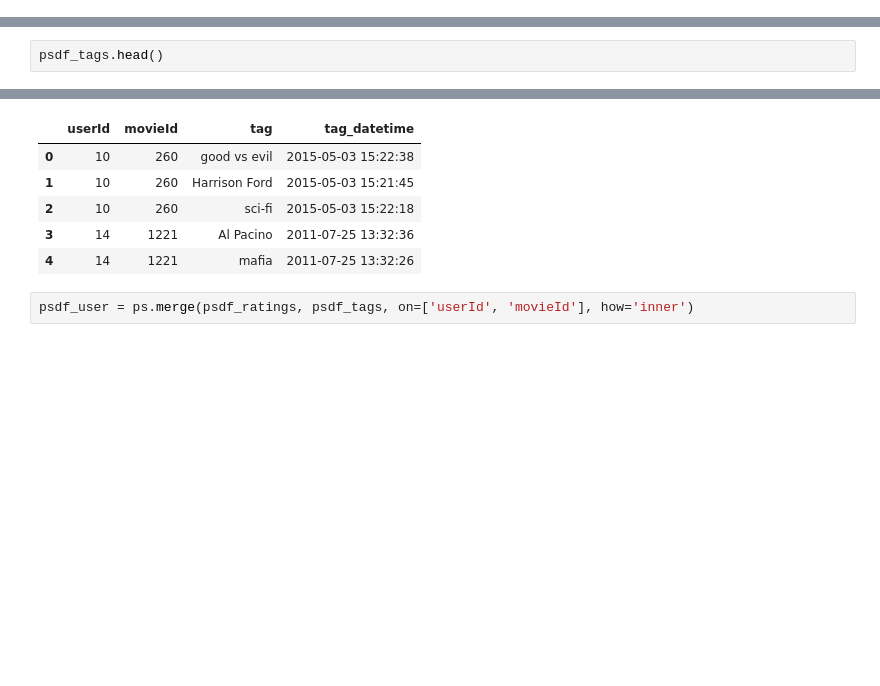
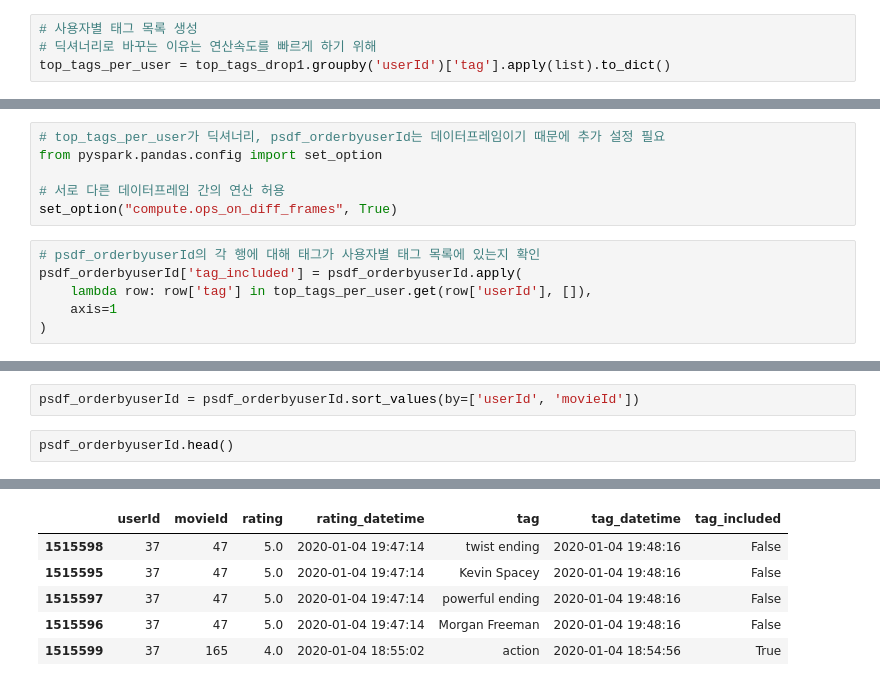
Before and after one commit to blahxblah/Spark_practice, a Jupyter notebook: 231209.ipynb, the cells around one changed output, grey strips where cells are left out. Cells and saved outputs as stored; diff of their text form; blank space fills up the shorter version.

```diff
--- a/231209.ipynb
+++ b/231209.ipynb
@@ -109,0 +180,4 @@ psdf_tags = psdf_tags.drop('timestamp', axis=1)
+# %%
+# 사용자별 태그 목록 생성
+# 딕셔너리로 바꾸는 이유는 연산속도를 빠르게 하기 위해
+top_tags_per_user = top_tags_drop1.groupby('userId')['tag'].apply(list).to_dict()
@@ -109,0 +192,12 @@ psdf_tags = psdf_tags.drop('timestamp', axis=1)
+# %%
+# top_tags_per_user가 딕셔너리, psdf_orderbyuserId는 데이터프레임이기 때문에 추가 설정 필요
+from pyspark.pandas.config import set_option
+
+# 서로 다른 데이터프레임 간의 연산 허용
+set_option("compute.ops_on_diff_frames", True)
+# %%
+# psdf_orderbyuserId의 각 행에 대해 태그가 사용자별 태그 목록에 있는지 확인
+psdf_orderbyuserId['tag_included'] = psdf_orderbyuserId.apply(
+    lambda row: row['tag'] in top_tags_per_user.get(row['userId'], []),
+    axis=1
+)
@@ -110,3 +207,5 @@ psdf_tags = psdf_tags.drop('timestamp', axis=1)
+# %%
+psdf_orderbyuserId = psdf_orderbyuserId.sort_values(by=['userId', 'movieId'])
 # %%
-psdf_tags.head()
+psdf_orderbyuserId.head()
 # %% [output]
@@ -115,8 +216,6 @@ psdf_tags.head()
-|  | userId | movieId | tag | tag_datetime |
-| 0 | 10 | 260 | good vs evil | 2015-05-03 15:22:38 |
-| 1 | 10 | 260 | Harrison Ford | 2015-05-03 15:21:45 |
-| 2 | 10 | 260 | sci-fi | 2015-05-03 15:22:18 |
-| 3 | 14 | 1221 | Al Pacino | 2011-07-25 13:32:36 |
-| 4 | 14 | 1221 | mafia | 2011-07-25 13:32:26 |
+|  | userId | movieId | rating | rating_datetime | tag | tag_datetime | tag_included |
+| 1515598 | 37 | 47 | 5.0 | 2020-01-04 19:47:14 | twist ending | 2020-01-04 19:48:16 | False |
+| 1515595 | 37 | 47 | 5.0 | 2020-01-04 19:47:14 | Kevin Spacey | 2020-01-04 19:48:16 | False |
+| 1515597 | 37 | 47 | 5.0 | 2020-01-04 19:47:14 | powerful ending | 2020-01-04 19:48:16 | False |
+| 1515596 | 37 | 47 | 5.0 | 2020-01-04 19:47:14 | Morgan Freeman | 2020-01-04 19:48:16 | False |
+| 1515599 | 37 | 165 | 4.0 | 2020-01-04 18:55:02 | action | 2020-01-04 18:54:56 | True |
-# %%
-psdf_user = ps.merge(psdf_ratings, psdf_tags, on=['userId', 'movieId'], how='inner')
```
Also changed, not shown: parts of 39 cells of this notebook.
